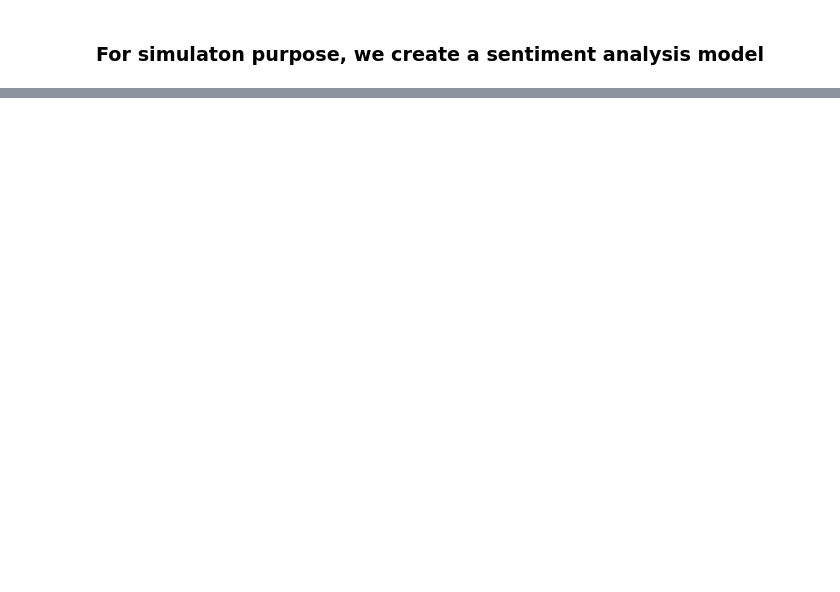
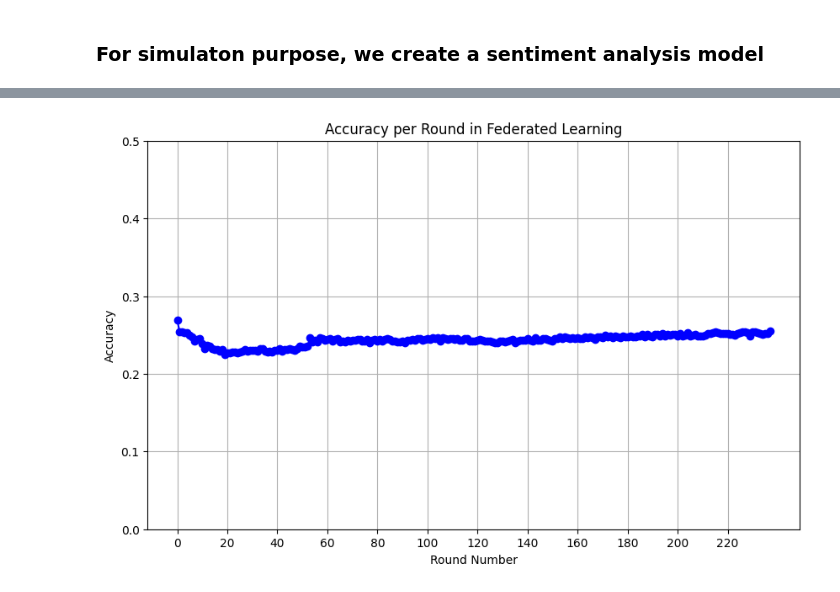
Before and after one commit to babelpainterwell/papertalk-well, a Jupyter notebook: Federated Learning/FedAvg Implementation/FedAvg_Implementation.ipynb, the cells around one changed output, grey strips where cells are left out. Saved outputs shown, nothing was run; the diff lists cells and outputs as text; code cells hidden in the pictures; blank space fills up the shorter version.

```diff
--- a/Federated Learning/FedAvg Implementation/FedAvg_Implementation.ipynb
+++ b/Federated Learning/FedAvg Implementation/FedAvg_Implementation.ipynb
@@ -88,0 +636,2 @@ class SentimentAnalysis(nn.Module):
+# %%
+GLOBAL_INITIAL_MODEL = SentimentAnalysisModel()
@@ -88,0 +661,3 @@ class SentimentAnalysis(nn.Module):
+# %%
+MAX_ROUNDS = 10000
+ACCURACY_THRESHOLD = 0.4
@@ -88,0 +704,17 @@ class SentimentAnalysis(nn.Module):
+# %%
+fedavg_server = Server(initial_weights=GLOBAL_INITIAL_MODEL.state_dict(), num_clients=10, device=DEVICE)
+
+fedavg_clients = [
+    Client(
+        data_loader=loader,
+        model=copy.deepcopy(GLOBAL_INITIAL_MODEL),
+        epochs=AVG_NUM_EPOCHS,
+        learning_rate=LEARNING_RATE,
+        device = DEVICE
+    ) for loader in fedavg_train_loaders
+]
+
+global_model = copy.deepcopy(GLOBAL_INITIAL_MODEL)
+# %%
+MAX_ROUNDS = 10000
+ACCURACY_THRESHOLD = 0.4
@@ -88,0 +778,20 @@ class SentimentAnalysis(nn.Module):
+# %%
+import matplotlib.pyplot as plt
+
+round_numbers = list(range(len(round_accuracies)))
+
+# Generating tick labels for every 20 rounds
+x_ticks = list(range(0, len(round_accuracies), 20))
+
+# Plotting the accuracy diagram
+plt.figure(figsize=(10, 6))
+plt.plot(round_numbers, round_accuracies, marker='o', linestyle='-', color='b')
+plt.title("Accuracy per Round in Federated Learning")
+plt.xlabel("Round Number")
+plt.ylabel("Accuracy")
+plt.grid(True)
+plt.xticks(x_ticks)  # Set x-axis ticks
+plt.ylim(0, 0.5)  # Assuming accuracy is a value between 0 and 0.5
+plt.show()
+# %% [output]
+[figure, added]
```
Also changed, not shown: parts of 48 cells of this notebook, 3 other files.
